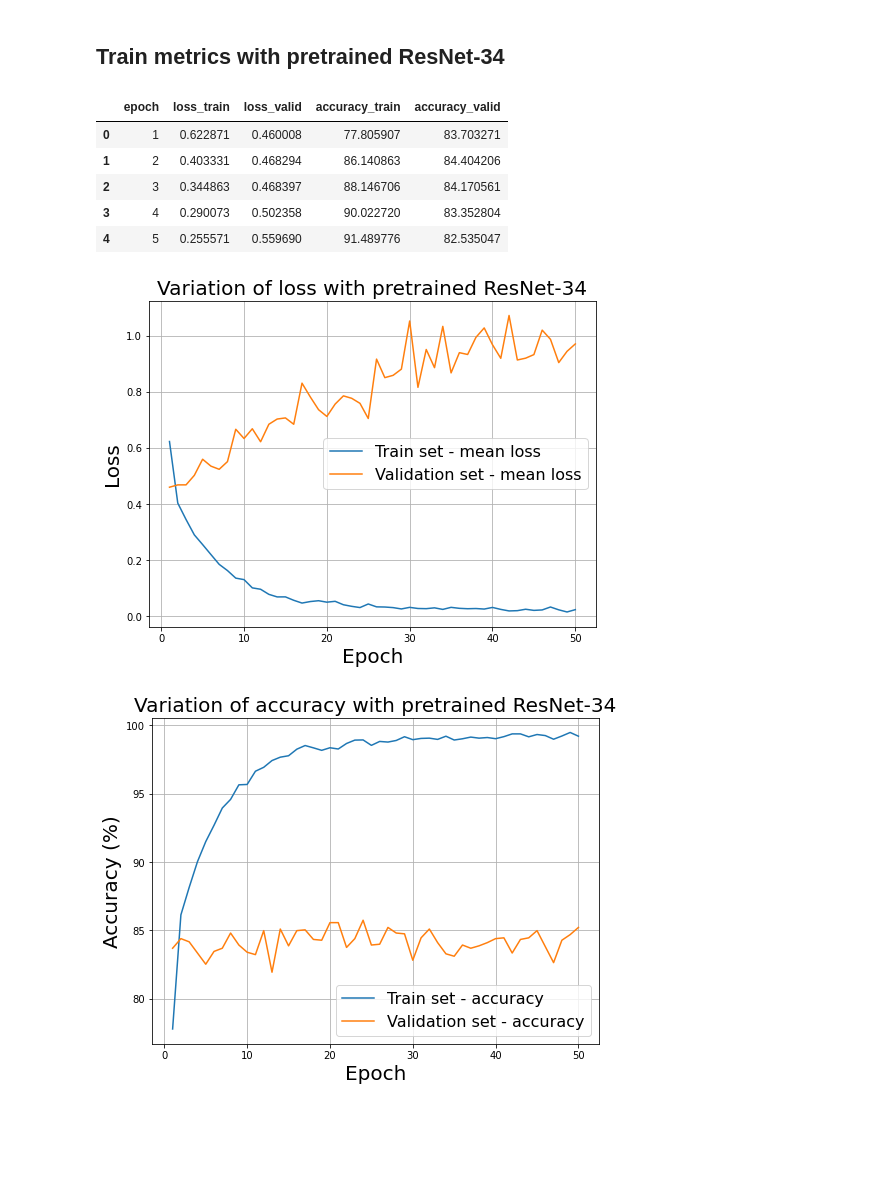
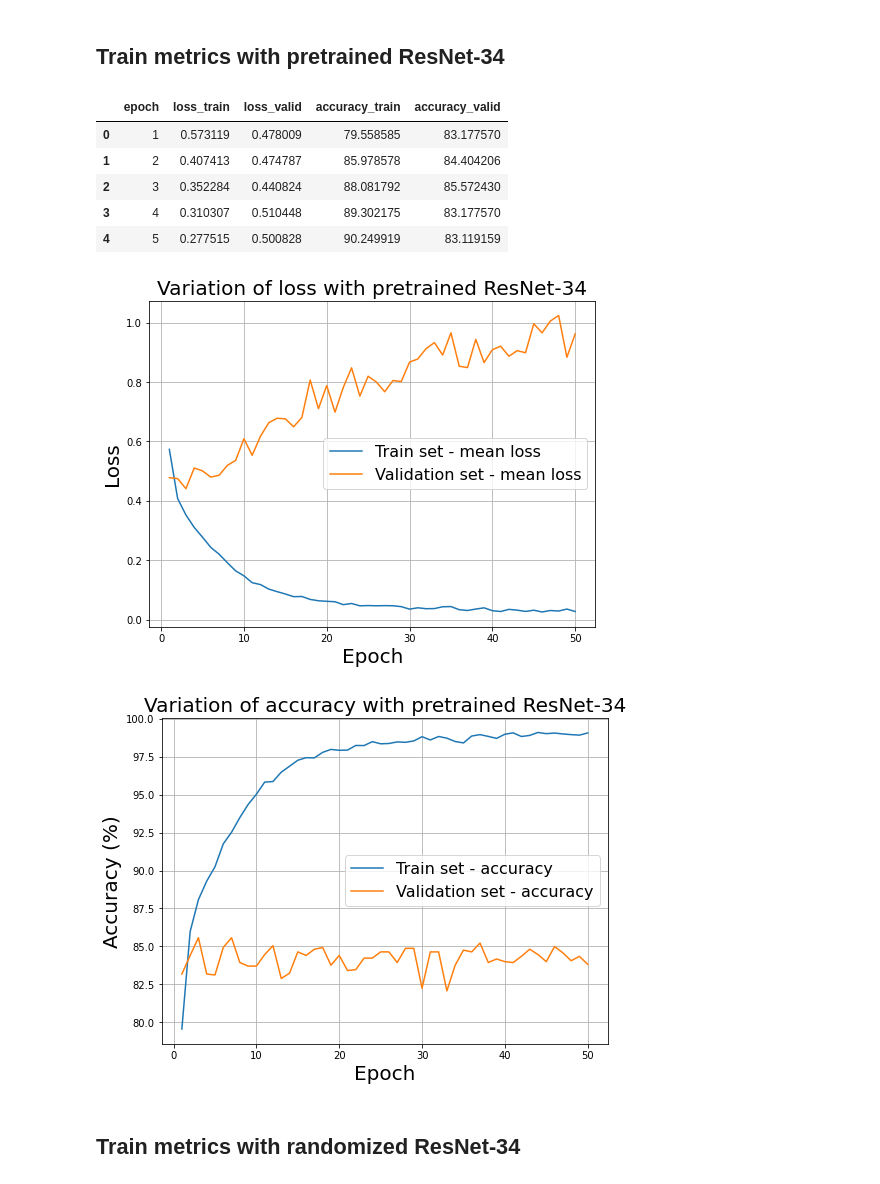
Before and after one commit to AbhishekRS4/Deep_Learning, a Jupyter notebook: src/cv_task/plot_graphs.ipynb, the cells around one changed output. Cells and saved outputs as stored; diff of their text form; code cells hidden in the pictures; blank space fills up the shorter version.

Commit message:
added notebook with updated graphs

```diff
--- a/src/cv_task/plot_graphs.ipynb
+++ b/src/cv_task/plot_graphs.ipynb
@@ -53,22 +54,22 @@ Name: label, dtype: int64
 # %% [markdown]
 ## Train metrics with pretrained ResNet-34
 # %%
-csv_train = "model_pretrained/train_metrics.csv"
+csv_train_pre = "model_pretrained/train_metrics.csv"
 # %%
-df_train = pd.read_csv(csv_train)
+df_train_pre = pd.read_csv(csv_train_pre)
 # %%
-df_train.head()
+df_train_pre.head()
 # %% [output]
 |  | epoch | loss_train | loss_valid | accuracy_train | accuracy_valid |
-| 0 | 1 | 0.622871 | 0.460008 | 77.805907 | 83.703271 |
-| 1 | 2 | 0.403331 | 0.468294 | 86.140863 | 84.404206 |
-| 2 | 3 | 0.344863 | 0.468397 | 88.146706 | 84.170561 |
-| 3 | 4 | 0.290073 | 0.502358 | 90.022720 | 83.352804 |
-| 4 | 5 | 0.255571 | 0.559690 | 91.489776 | 82.535047 |
+| 0 | 1 | 0.573119 | 0.478009 | 79.558585 | 83.177570 |
+| 1 | 2 | 0.407413 | 0.474787 | 85.978578 | 84.404206 |
+| 2 | 3 | 0.352284 | 0.440824 | 88.081792 | 85.572430 |
+| 3 | 4 | 0.310307 | 0.510448 | 89.302175 | 83.177570 |
+| 4 | 5 | 0.277515 | 0.500828 | 90.249919 | 83.119159 |
 # %%
 fig = plt.figure(figsize=(8, 6))
-plt.plot(df_train.epoch, df_train.loss_train, "-", label="Train set - mean loss")
-plt.plot(df_train.epoch, df_train.loss_valid, "-", label="Validation set - mean loss")
+plt.plot(df_train_pre.epoch, df_train_pre.loss_train, "-", label="Train set - mean loss")
+plt.plot(df_train_pre.epoch, df_train_pre.loss_valid, "-", label="Validation set - mean loss")
 plt.ylabel("Loss", fontsize=20)
 plt.xlabel("Epoch", fontsize=20)
 plt.title("Variation of loss with pretrained ResNet-34", fontsize=20)
@@ -76,16 +77,18 @@ plt.legend(fontsize=16)
 plt.grid()
 fig.show()
 # %% [output]
-[figure, old version]
+[figure, new version]
 # %%
 fig = plt.figure(figsize=(8, 6))
-plt.plot(df_train.epoch, df_train.accuracy_train, "-", label="Train set - accuracy")
-plt.plot(df_train.epoch, df_train.accuracy_valid, "-", label="Validation set - accuracy")
+plt.plot(df_train_pre.epoch, df_train_pre.accuracy_train, "-", label="Train set - accuracy")
+plt.plot(df_train_pre.epoch, df_train_pre.accuracy_valid, "-", label="Validation set - accuracy")
 plt.ylabel("Accuracy (%)", fontsize=20)
 plt.xlabel("Epoch", fontsize=20)
 plt.title("Variation of accuracy with pretrained ResNet-34", fontsize=20)
 plt.legend(fontsize=16)
 plt.grid()
 fig.show()
 # %% [output]
-[figure, old version]
+[figure, new version]
+# %% [markdown]
+## Train metrics with randomized ResNet-34
```
Also changed, not shown: parts of 17 cells of this notebook.
